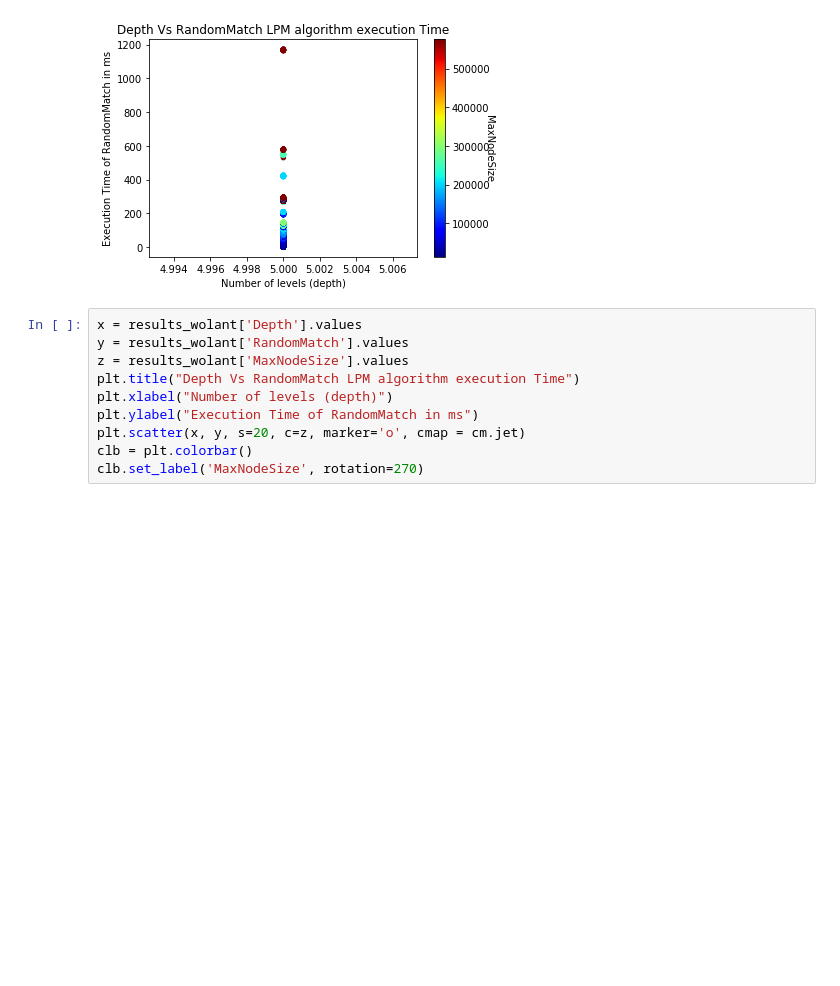
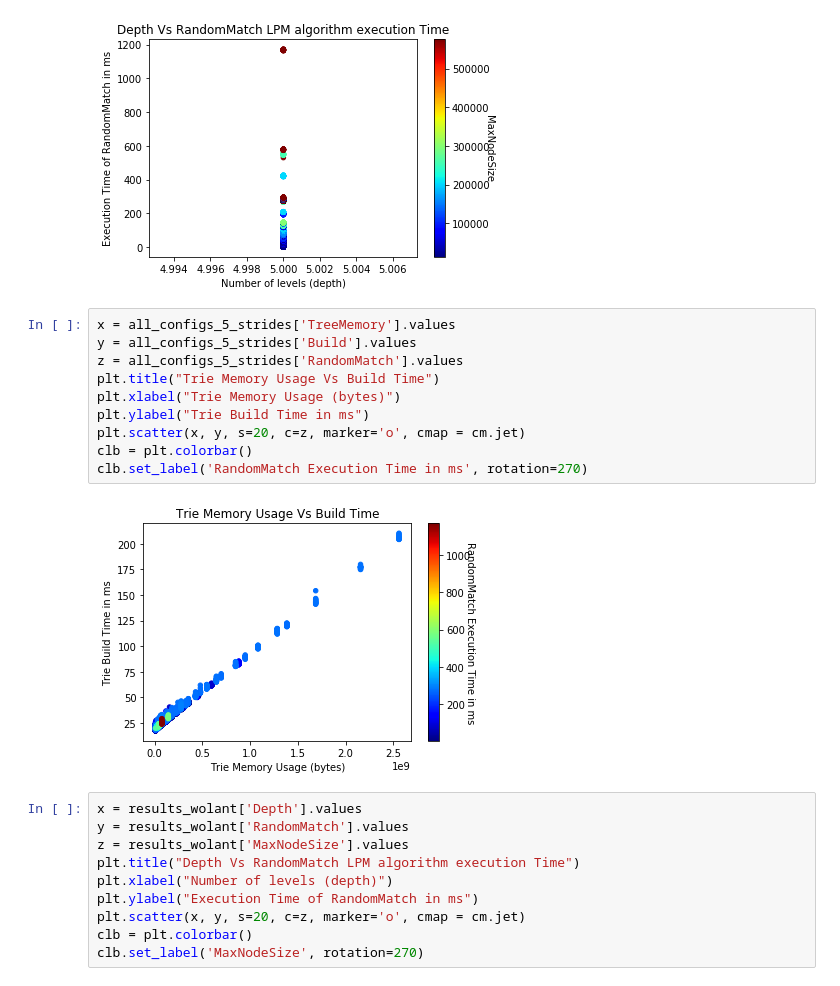
Before and after one commit to matrackif/TrieStrides, a Jupyter notebook: flavors_data_analysis.ipynb, the cells around one changed output. Drawn from its saved outputs; the diff is of its cells as text; blank space fills up the shorter version.

```diff
--- a/flavors_data_analysis.ipynb
+++ b/flavors_data_analysis.ipynb
@@ -389,6 +404,18 @@ clb = plt.colorbar()
 clb.set_label('MaxNodeSize', rotation=270)
 # %% [output]
 [figure]
+# %%
+x = all_configs_5_strides['TreeMemory'].values
+y = all_configs_5_strides['Build'].values
+z = all_configs_5_strides['RandomMatch'].values
+plt.title("Trie Memory Usage Vs Build Time")
+plt.xlabel("Trie Memory Usage (bytes)")
+plt.ylabel("Trie Build Time in ms")
+plt.scatter(x, y, s=20, c=z, marker='o', cmap = cm.jet)
+clb = plt.colorbar()
+clb.set_label('RandomMatch Execution Time in ms', rotation=270)
+# %% [output]
+[figure, added]
 # %%
 x = results_wolant['Depth'].values
 y = results_wolant['RandomMatch'].values
```
Also changed, not shown: parts of 17 cells of this notebook, 1 other file.
